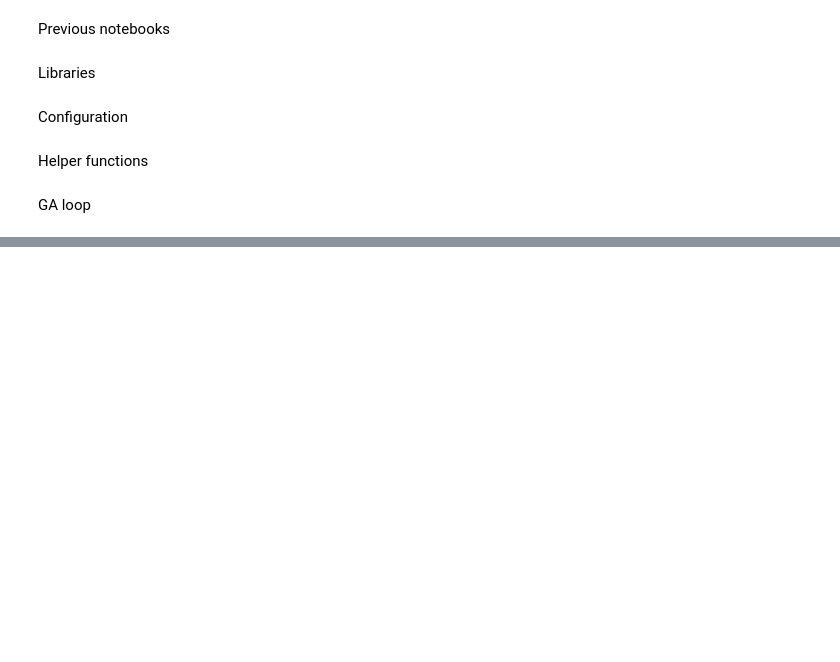
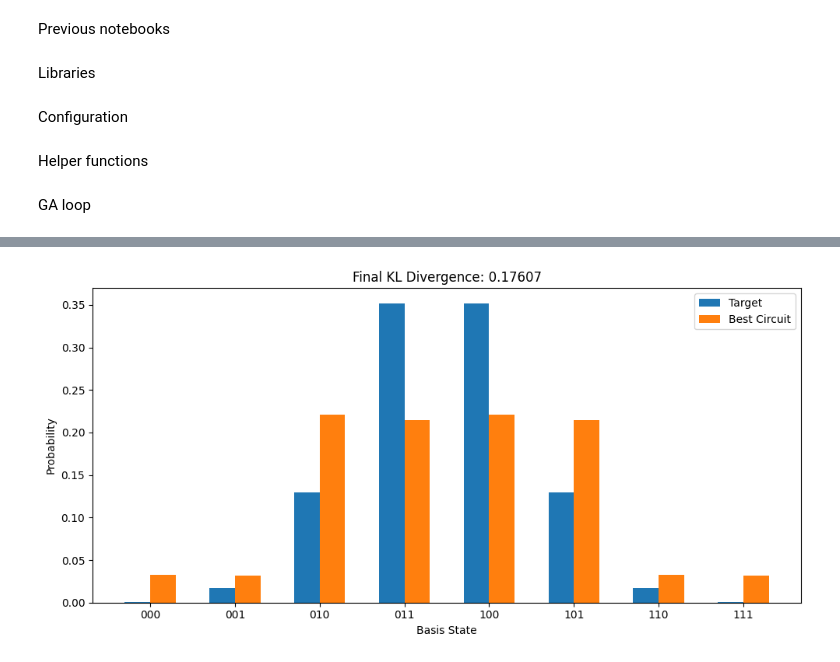
Before and after one commit to Thomasula/QuantumHacketon, a Jupyter notebook: code/generic_optimizer_functions.ipynb, the cells around one changed output, grey strips where cells are left out. Saved outputs shown, nothing was run; the diff lists cells and outputs as text; code cells hidden in the pictures; blank space fills up the shorter version.

Commit message:
fixed first individual generation and his decendents

```diff
--- a/code/generic_optimizer_functions.ipynb
+++ b/code/generic_optimizer_functions.ipynb
@@ -138,45 +156,48 @@ NameError: name 'indecies_used' is not defined
 # %%
 #population = [random_individual() for _ in range(POP_SIZE)]
-#best_fitness = -np.inf
-#best_individual = None
+best_fitness = -np.inf
+best_individual = None
 
-#for gen in range(N_GEN):
-#    fitnesses = [fitness(ind) for ind in population]
-#    max_fit = max(fitnesses)
-#    print(f"Gen {gen}, best fitness: {-max_fit:.4f}")
-#    if max_fit > best_fitness:
-#        best_fitness = max_fit
-#        best_individual = population[np.argmax(fitnesses)]
-#    selected = select(population, fitnesses)
-#    new_pop = selected[:ELITE_SIZE]
-#    while len(new_pop) < POP_SIZE:
-#        p1, p2 = random.sample(selected, 2)
-#        child = crossover(p1, p2)
-#        if random.random() < MUTATION_RATE:
-#            child = mutate(child)
-#        new_pop.append(child)
-#    population = new_pop
+for gen in range(N_GEN):
+    for ind in population:
+        print(ind)
+    fitnesses = [fitness(ind) for ind in population]
+    max_fit = max(fitnesses)
+    print(f"Gen {gen}, best fitness: {-max_fit:.4f}")
+    if max_fit > best_fitness:
+        best_fitness = max_fit
+        best_individual = population[np.argmax(fitnesses)]
+    selected = select(population, fitnesses)
+    new_pop = selected[:ELITE_SIZE]
+    while len(new_pop) < POP_SIZE:
+        p1, p2 = random.sample(selected, 2)
+        child = crossover(p1, p2)
+        if random.random() < MUTATION_RATE:
+            child = mutate(child)
+        new_pop.append(child)
+    population = new_pop
 
 # Evaluate best individual
-#qc_best = build_circuit(best_individual)
-#print(qc_best.draw(output='text'))
-#state_best = Statevector.from_instruction(qc_best)
-#probs_best = np.abs(state_best.data) ** 2
-#kl_best = kl_divergence(p_target, probs_best)
+qc_best = build_circuit(best_individual)
+print(qc_best.draw(output='text'))
+state_best = Statevector.from_instruction(qc_best)
+probs_best = np.abs(state_best.data) ** 2
+kl_best = kl_divergence(p_target, probs_best)
 
 # Plot
-#labels = [f'{i:03b}' for i in range(len(p_target))]
-#x = np.arange(len(p_target))
+labels = [f'{i:03b}' for i in range(len(p_target))]
+x = np.arange(len(p_target))
 
-#plt.figure(figsize=(10, 5))
-#plt.bar(x - 0.15, p_target, width=0.3, label='Target', align='center')
-#plt.bar(x + 0.15, probs_best, width=0.3, label='Best Circuit', align='center')
-#plt.xticks(x, labels)
-#plt.xlabel('Basis State')
-#plt.ylabel('Probability')
-#plt.title(f'Final KL Divergence: {kl_best:.5f}')
-#plt.legend()
-#plt.tight_layout()
-#plt.show()
+plt.figure(figsize=(10, 5))
+plt.bar(x - 0.15, p_target, width=0.3, label='Target', align='center')
+plt.bar(x + 0.15, probs_best, width=0.3, label='Best Circuit', align='center')
+plt.xticks(x, labels)
+plt.xlabel('Basis State')
+plt.ylabel('Probability')
+plt.title(f'Final KL Divergence: {kl_best:.5f}')
+plt.legend()
+plt.tight_layout()
+plt.show()
 
-#print("Best circuit:\n", qc_best.draw())
+print("Best circuit:\n", qc_best.draw())
+# %% [output]
@@ -182,0 +221 @@ NameError: name 'indecies_used' is not defined
+[figure, added]
```
Also changed, not shown: parts of 3 cells of this notebook.
